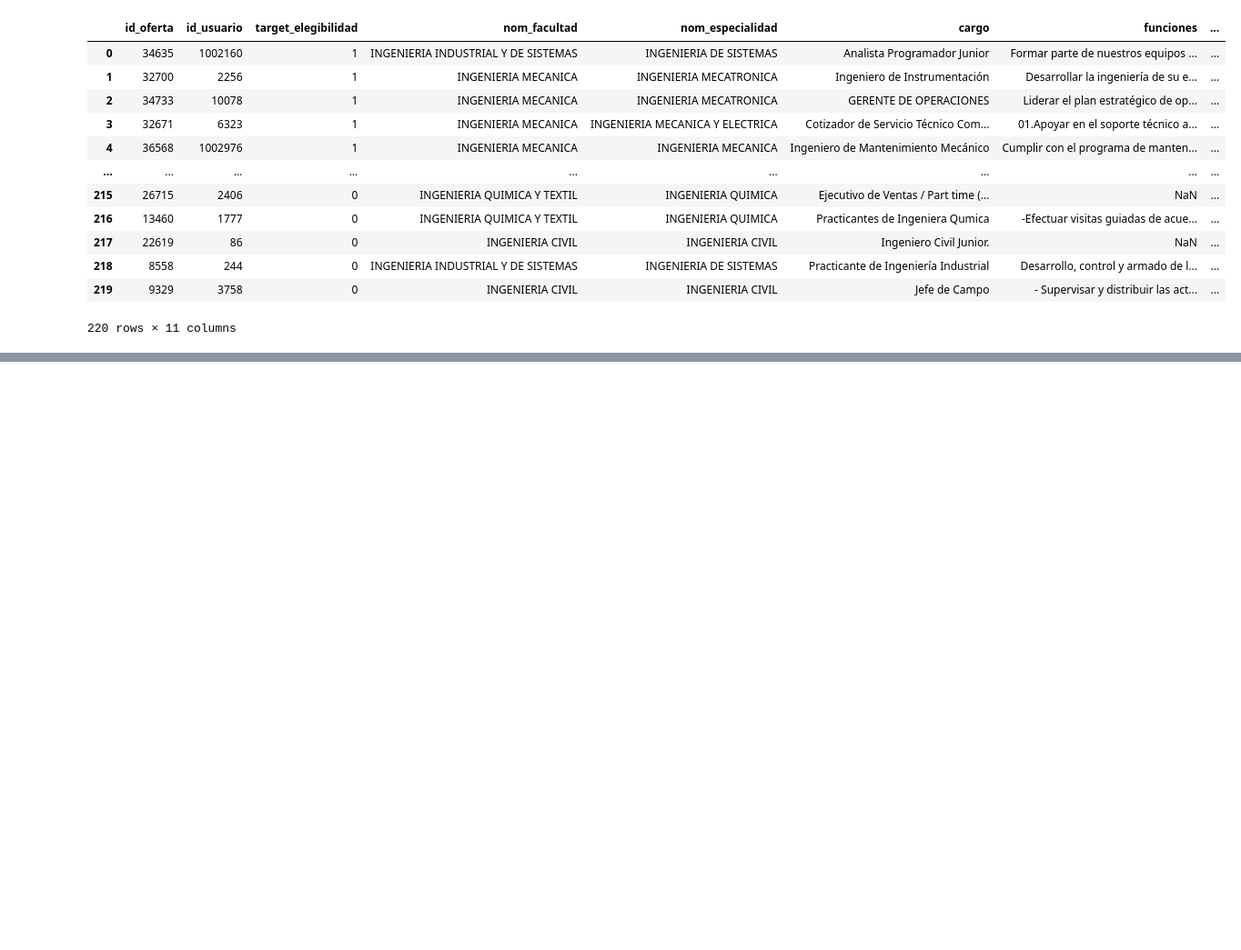
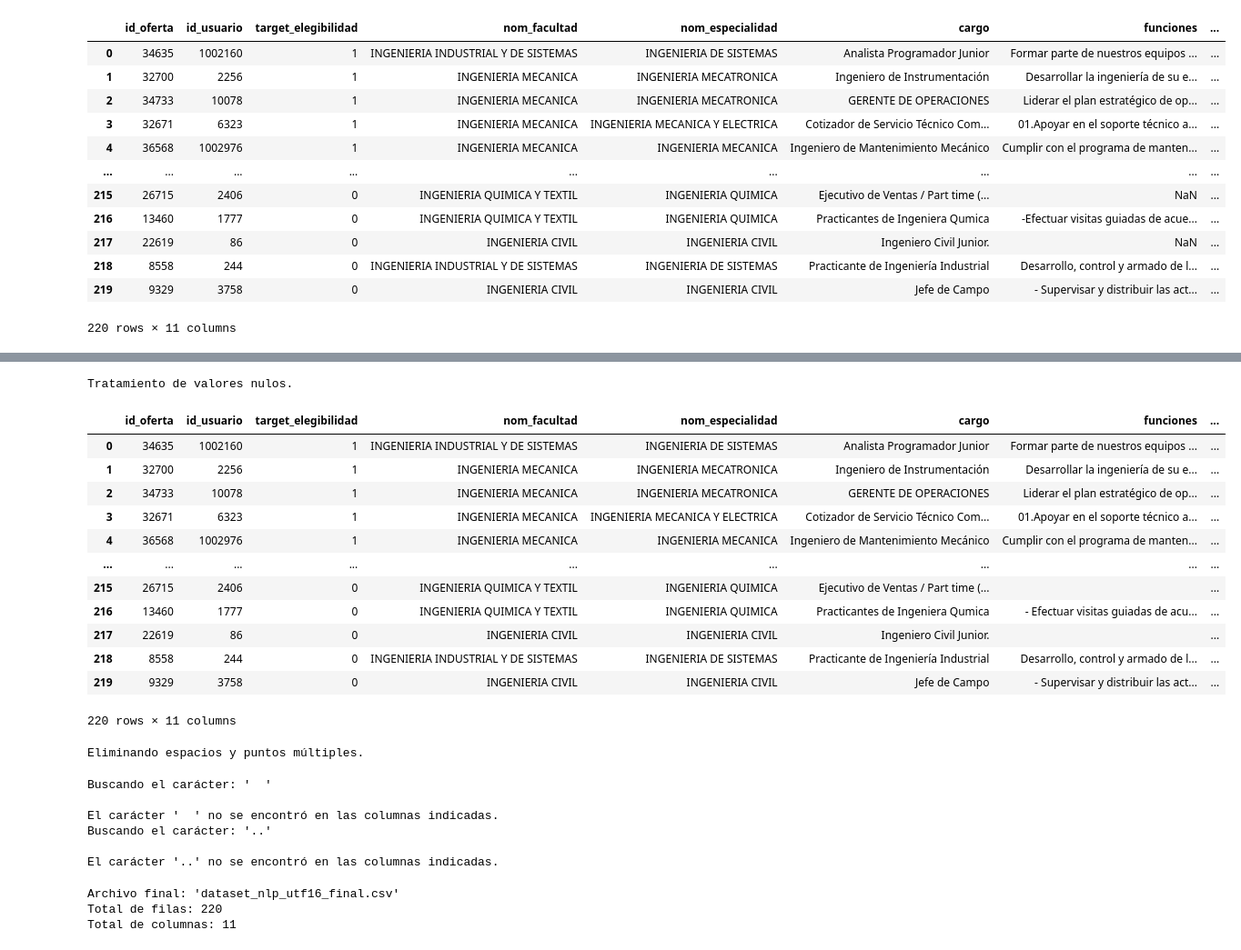
Before and after one commit to Luis-Rojas-H/trabajos-CC-0C2, a Jupyter notebook: examen_final/notebooks/revisar_datos.ipynb, the cells around one changed output, grey strips where cells are left out. Shown at 91% size. Drawn from its saved outputs; the diff is of its cells as text; code cells hidden in the pictures; blank space fills up the shorter version.

Commit message:
limpieza de datos (caracteres especiales, formato de lectura encontrado)

```diff
--- a/examen_final/notebooks/revisar_datos.ipynb
+++ b/examen_final/notebooks/revisar_datos.ipynb
@@ -65,0 +786,4 @@ Total de columnas: 11
+# %%
+for col in ['funciones', 'conocimientos', 'estudios_cv']:
+    # Esto busca guiones al inicio o precedidos por espacio/separador y les añade un espacio si no lo tienen
+    df_final[col] = df_final[col].str.replace(r'(^|[\s])\-([a-zA-Záéíóú])', r'\1- \2', regex=True)
@@ -65,0 +1273,70 @@ Total de columnas: 11
+# %%
+import numpy as np
+
+print("Tratamiento de valores nulos.\n")
+
+valores_nulos_texto = ['N', 'NULL', 'null', 'None', 'NaN']
+
+for col in columnas_texto:
+    if col in df_final.columns:
+        df_final[col] = df_final[col].replace(valores_nulos_texto, np.nan, regex=False)
+
+        df_final[col] = df_final[col].fillna('')
+
+        df_final[col] = df_final[col].astype(str)
+
+display(df_final)
+# %% [output]
+Tratamiento de valores nulos.
+|  | id_oferta | id_usuario | target_elegibilidad | nom_facultad | nom_especialidad | cargo | funciones | ... |
+| 0 | 34635 | 1002160 | 1 | INGENIERIA INDUSTRIAL Y DE SISTEMAS | INGENIERIA DE SISTEMAS | Analista Programador Junior | Formar parte de nuestros equipos ... | ... |
+| 1 | 32700 | 2256 | 1 | INGENIERIA MECANICA | INGENIERIA MECATRONICA | Ingeniero de Instrumentación | Desarrollar la ingeniería de su e... | ... |
+| 2 | 34733 | 10078 | 1 | INGENIERIA MECANICA | INGENIERIA MECATRONICA | GERENTE DE OPERACIONES | Liderar el plan estratégico de op... | ... |
+| 3 | 32671 | 6323 | 1 | INGENIERIA MECANICA | INGENIERIA MECANICA Y ELECTRICA | Cotizador de Servicio Técnico Com... | 01.Apoyar en el soporte técnico a... | ... |
+| 4 | 36568 | 1002976 | 1 | INGENIERIA MECANICA | INGENIERIA MECANICA | Ingeniero de Mantenimiento Mecánico | Cumplir con el programa de manten... | ... |
+| ... | ... | ... | ... | ... | ... | ... | ... | ... |
+| 215 | 26715 | 2406 | 0 | INGENIERIA QUIMICA Y TEXTIL | INGENIERIA QUIMICA | Ejecutivo de Ventas / Part time (... |  | ... |
+| 216 | 13460 | 1777 | 0 | INGENIERIA QUIMICA Y TEXTIL | INGENIERIA QUIMICA | Practicantes de Ingeniera Qumica | - Efectuar visitas guiadas de acu... | ... |
+| 217 | 22619 | 86 | 0 | INGENIERIA CIVIL | INGENIERIA CIVIL | Ingeniero Civil Junior. |  | ... |
+| 218 | 8558 | 244 | 0 | INGENIERIA INDUSTRIAL Y DE SISTEMAS | INGENIERIA DE SISTEMAS | Practicante de Ingeniería Industrial | Desarrollo, control y armado de l... | ... |
+| 219 | 9329 | 3758 | 0 | INGENIERIA CIVIL | INGENIERIA CIVIL | Jefe de Campo | - Supervisar y distribuir las act... | ... |
+220 rows × 11 columns
+# %%
+print("Eliminando espacios y puntos múltiples.\n")
+
+for col in columnas_texto:
+    if col in df_final.columns:
+        df_final[col] = df_final[col].str.replace(r'\.{2,}', '.', regex=True)
+
+        df_final[col] = df_final[col].str.replace(r'\s+', ' ', regex=True)
+
+        df_final[col] = df_final[col].str.strip()
+# %% [output]
+Eliminando espacios y puntos múltiples.
+# %%
+inspeccionar_contexto(df_final, '  ', columnas_texto)
+inspeccionar_contexto(df_final, '..', columnas_texto)
+# %% [output]
+Buscando el carácter: '  '
+
+El carácter '  ' no se encontró en las columnas indicadas.
+Buscando el carácter: '..'
+
+El carácter '..' no se encontró en las columnas indicadas.
+# %%
+df_final.to_csv(
+    '../datos/dataset_nlp_utf16_final.csv',
+    index=False,
+    encoding='utf-16',
+    sep=',',
+    quoting=csv.QUOTE_ALL,
+    escapechar='\\'
+)
+
+print(f"Archivo final: 'dataset_nlp_utf16_final.csv'")
+print(f"Total de filas: {df_final.shape[0]}")
+print(f"Total de columnas: {df_final.shape[1]}")
+# %% [output]
+Archivo final: 'dataset_nlp_utf16_final.csv'
+Total de filas: 220
+Total de columnas: 11
```
Also changed, not shown: parts of 90 cells of this notebook, 1 other file.
